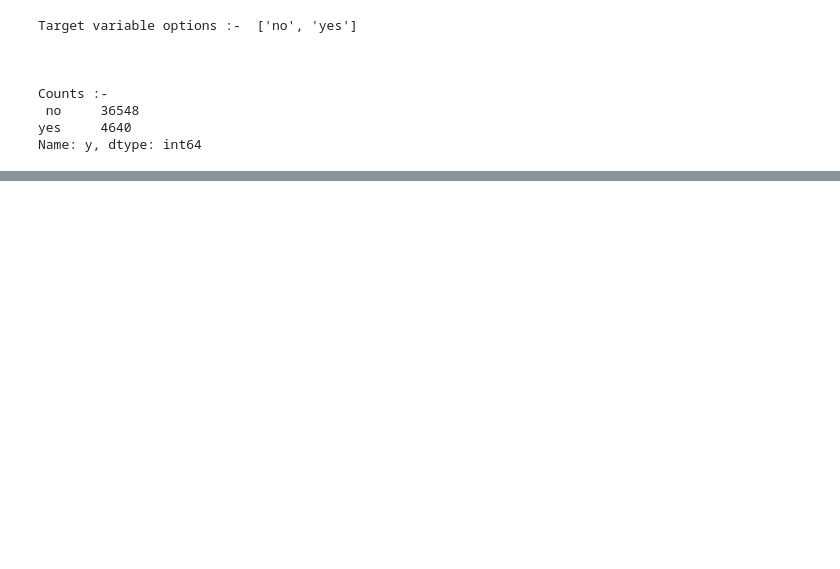
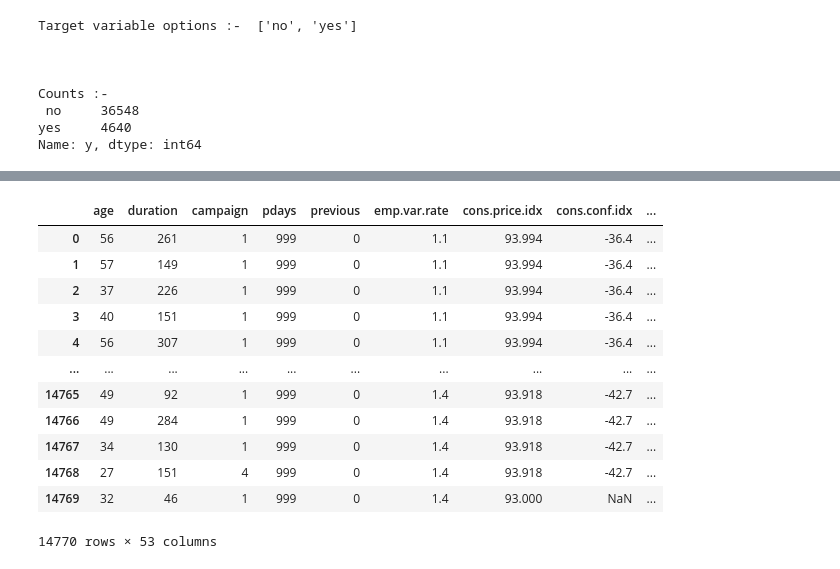
Before and after one commit to poojanmehta/ad-conversion-prediction, a Jupyter notebook: bank_marketing_campaign.ipynb, the cells around one changed output, grey strips where cells are left out. Saved outputs shown, nothing was run; the diff lists cells and outputs as text; code cells hidden in the pictures; blank space fills up the shorter version.

Commit message:
Data splitting in input and output features
Feature transformation
-  one-hot encoding for categorical variables

```diff
--- a/bank_marketing_campaign.ipynb
+++ b/bank_marketing_campaign.ipynb
@@ -116,0 +120,5 @@ Name: y, dtype: int64
+# %%
+## split x and y
+
+x = df.drop(['y'], axis=1).copy()
+y = df['y'].copy()
@@ -116,0 +138,27 @@ Name: y, dtype: int64
+# %%
+## format data
+
+# one-hot encoding
+
+# print all the column with categorical data
+cat_cols = x.select_dtypes(include='object')
+
+# check how many unique categories in each column
+for col in cat_cols.columns:
+  print(col, ' : ', len(x[col].unique()))
+
+x = pd.get_dummies(x, columns = list(cat_cols.columns))
+# %% [output]
+|  | age | duration | campaign | pdays | previous | emp.var.rate | cons.price.idx | cons.conf.idx | ... |
+| 0 | 56 | 261 | 1 | 999 | 0 | 1.1 | 93.994 | -36.4 | ... |
+| 1 | 57 | 149 | 1 | 999 | 0 | 1.1 | 93.994 | -36.4 | ... |
+| 2 | 37 | 226 | 1 | 999 | 0 | 1.1 | 93.994 | -36.4 | ... |
+| 3 | 40 | 151 | 1 | 999 | 0 | 1.1 | 93.994 | -36.4 | ... |
+| 4 | 56 | 307 | 1 | 999 | 0 | 1.1 | 93.994 | -36.4 | ... |
+| ... | ... | ... | ... | ... | ... | ... | ... | ... | ... |
+| 14765 | 49 | 92 | 1 | 999 | 0 | 1.4 | 93.918 | -42.7 | ... |
+| 14766 | 49 | 284 | 1 | 999 | 0 | 1.4 | 93.918 | -42.7 | ... |
+| 14767 | 34 | 130 | 1 | 999 | 0 | 1.4 | 93.918 | -42.7 | ... |
+| 14768 | 27 | 151 | 4 | 999 | 0 | 1.4 | 93.918 | -42.7 | ... |
+| 14769 | 32 | 46 | 1 | 999 | 0 | 1.4 | 93.000 | NaN | ... |
+14770 rows × 53 columns
```
Also changed, not shown: parts of 6 cells of this notebook.
